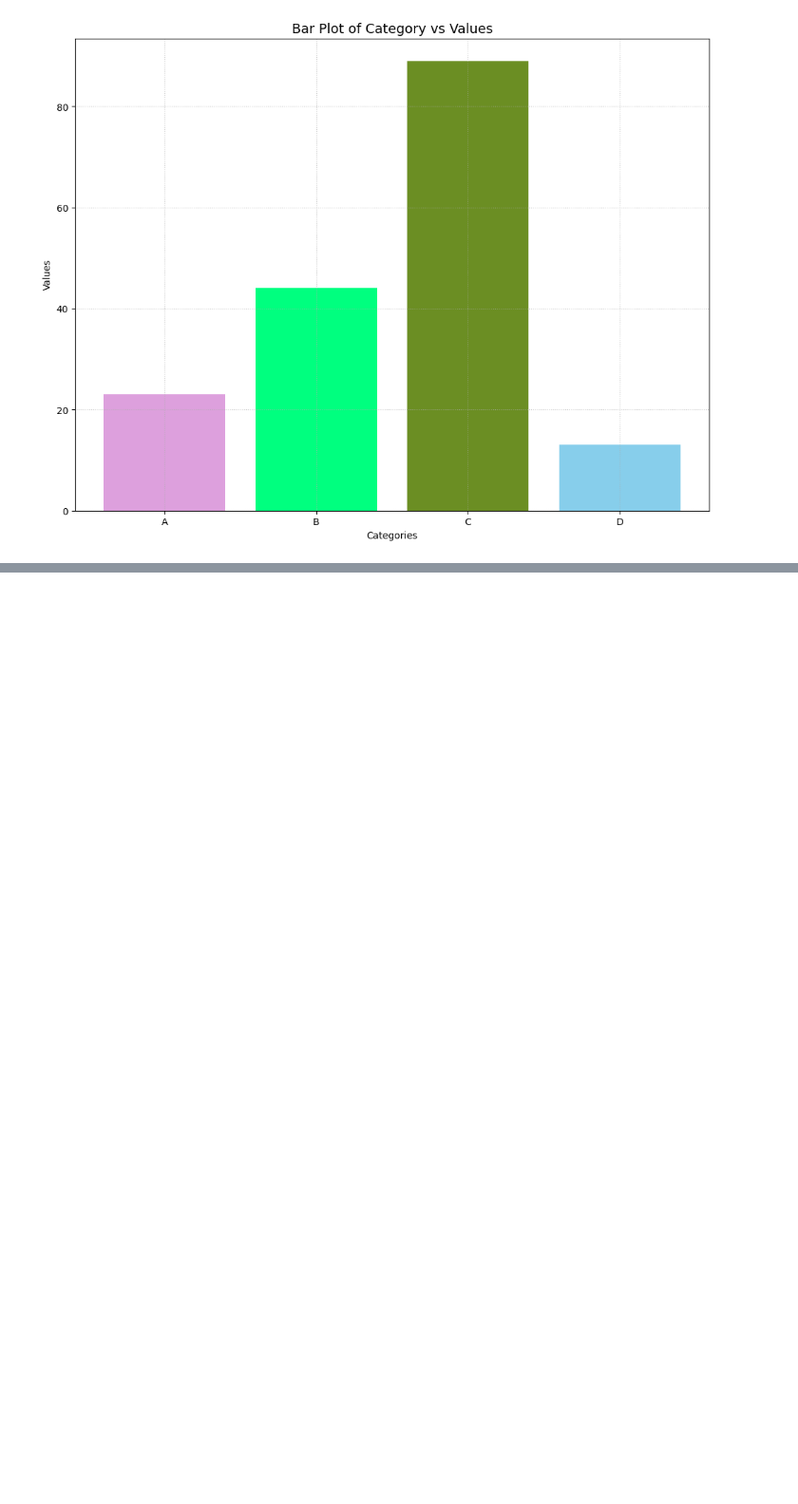
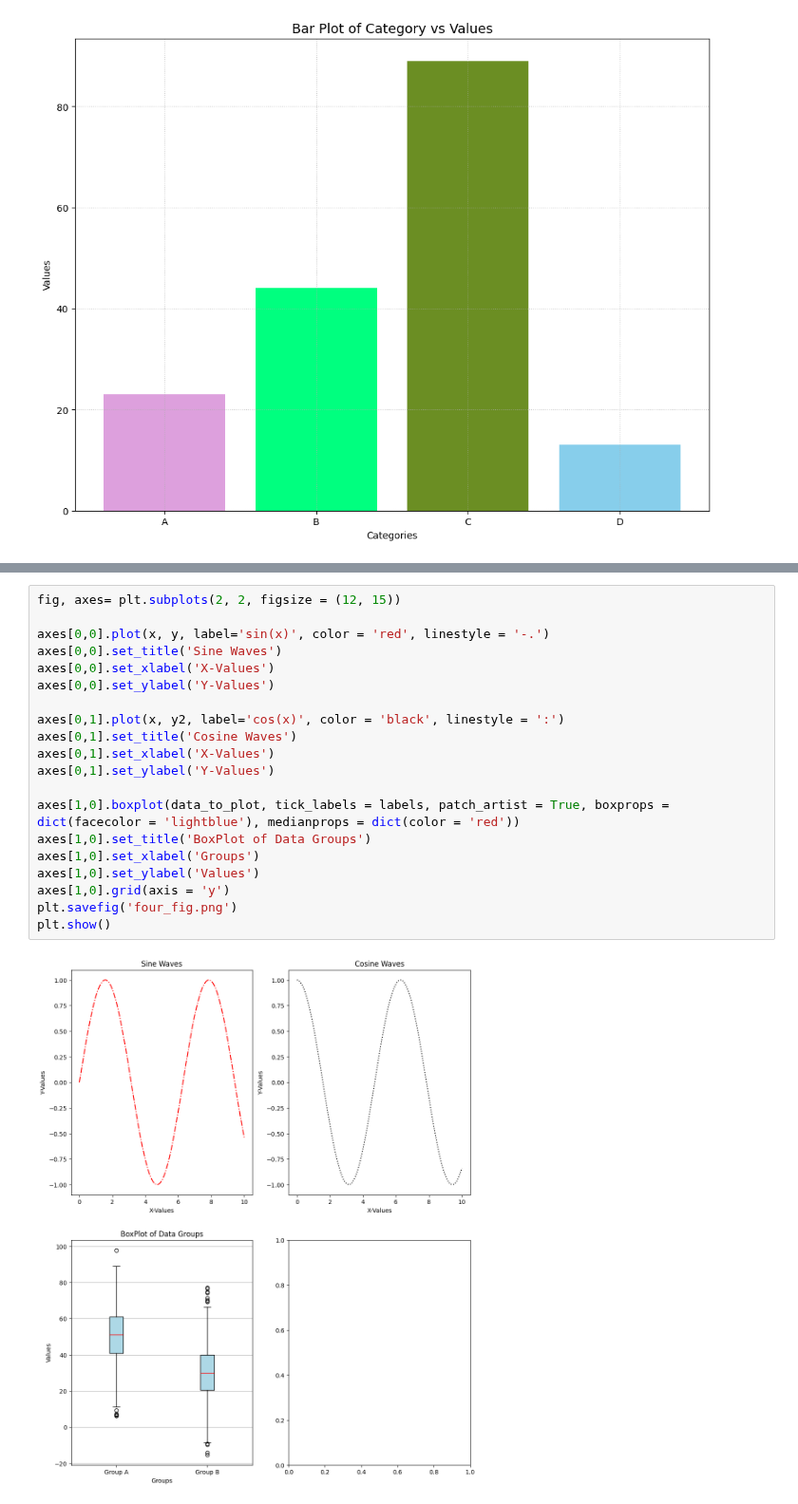
Before and after one commit to khoulaCode/machine-learning-code-orbit, a Jupyter notebook: team_members/from_sulaiman/data_maipulation_pandas.ipynb, the cells around one changed output, grey strips where cells are left out. Shown at 95% size. Drawn from its saved outputs; the diff is of its cells as text; blank space fills up the shorter version.

```diff
--- a/team_members/from_sulaiman/data_maipulation_pandas.ipynb
+++ b/team_members/from_sulaiman/data_maipulation_pandas.ipynb
@@ -639,0 +684,22 @@ plt.show()
+# %%
+fig, axes= plt.subplots(2, 2, figsize = (12, 15))
+
+axes[0,0].plot(x, y, label='sin(x)', color = 'red', linestyle = '-.')
+axes[0,0].set_title('Sine Waves')
+axes[0,0].set_xlabel('X-Values')
+axes[0,0].set_ylabel('Y-Values')
+
+axes[0,1].plot(x, y2, label='cos(x)', color = 'black', linestyle = ':')
+axes[0,1].set_title('Cosine Waves')
+axes[0,1].set_xlabel('X-Values')
+axes[0,1].set_ylabel('Y-Values')
+
+axes[1,0].boxplot(data_to_plot, tick_labels = labels, patch_artist = True, boxprops = dict(facecolor = 'lightblue'), medianprops = dict(color = 'red'))
+axes[1,0].set_title('BoxPlot of Data Groups')
+axes[1,0].set_xlabel('Groups')
+axes[1,0].set_ylabel('Values')
+axes[1,0].grid(axis = 'y')
+plt.savefig('four_fig.png')
+plt.show()
+# %% [output]
+[figure, added]
```
Also changed, not shown: parts of 47 cells of this notebook, 2 other files.
